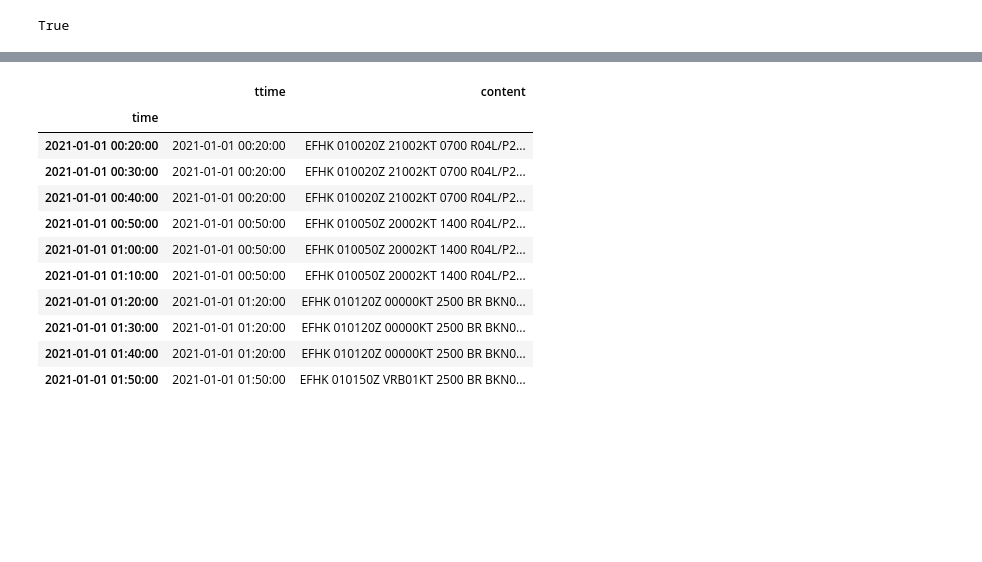
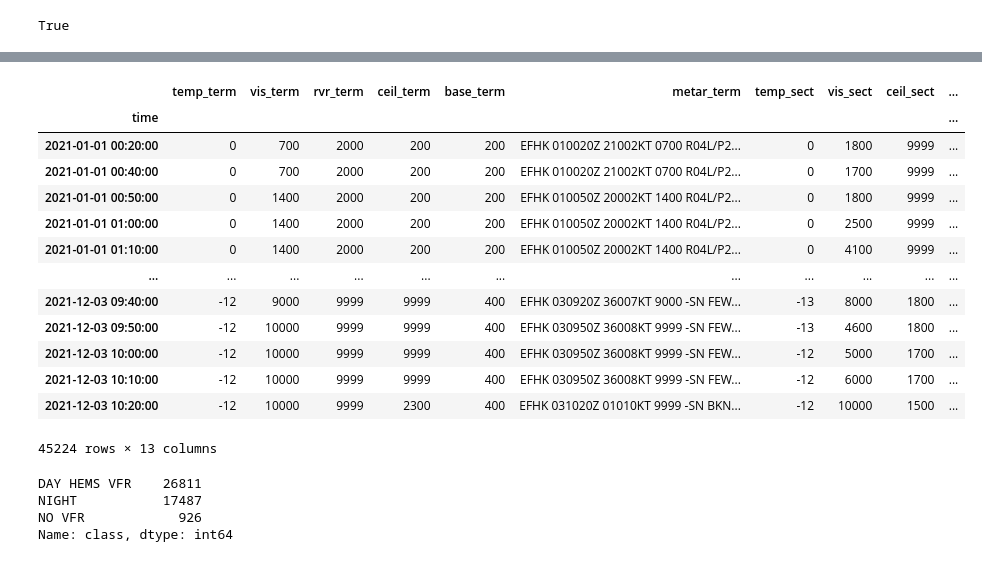
Before and after one commit to makes/hems-metar, a Jupyter notebook: weather.ipynb, the cells around one changed output, grey strips where cells are left out. Cells and saved outputs as stored; diff of their text form; code cells hidden in the pictures; blank space fills up the shorter version.

```diff
--- a/weather.ipynb
+++ b/weather.ipynb
@@ -174,17 +186,40 @@ pd.DataFrame(b, columns=['temp', 'vis', 'rvr', 'ceil', 'base', 'night'])
 # %%
-efhk_metar10 = efhk_metar.asfreq('10min', method='ffill')
+efhk_df = efhk_df.asfreq('10min', method='ffill')
-# %%
-efhk_metar10.iloc[:10,:]
-# %% [output]
-|  | ttime | content |
-| time |  |  |
-| 2021-01-01 00:20:00 | 2021-01-01 00:20:00 | EFHK 010020Z 21002KT 0700 R04L/P2... |
-| 2021-01-01 00:30:00 | 2021-01-01 00:20:00 | EFHK 010020Z 21002KT 0700 R04L/P2... |
-| 2021-01-01 00:40:00 | 2021-01-01 00:20:00 | EFHK 010020Z 21002KT 0700 R04L/P2... |
-| 2021-01-01 00:50:00 | 2021-01-01 00:50:00 | EFHK 010050Z 20002KT 1400 R04L/P2... |
-| 2021-01-01 01:00:00 | 2021-01-01 00:50:00 | EFHK 010050Z 20002KT 1400 R04L/P2... |
-| 2021-01-01 01:10:00 | 2021-01-01 00:50:00 | EFHK 010050Z 20002KT 1400 R04L/P2... |
-| 2021-01-01 01:20:00 | 2021-01-01 01:20:00 | EFHK 010120Z 00000KT 2500 BR BKN0... |
-| 2021-01-01 01:30:00 | 2021-01-01 01:20:00 | EFHK 010120Z 00000KT 2500 BR BKN0... |
-| 2021-01-01 01:40:00 | 2021-01-01 01:20:00 | EFHK 010120Z 00000KT 2500 BR BKN0... |
-| 2021-01-01 01:50:00 | 2021-01-01 01:50:00 | EFHK 010150Z VRB01KT 2500 BR BKN0... |
+# %%
+efhk_ilzq = efhk_df.join(ilzq_df, how='inner', lsuffix='_term', rsuffix='_sect')
+efhk_ilzq.drop(columns=['night_term', 'rvr_sect'], inplace=True)
+efhk_ilzq.rename(columns={'night_sect': 'night'}, inplace=True)
+# %%
+def classify_hems(row):
+    if row['night'] == True:
+        return 'NIGHT'
+    if row['vis_term'] >= 3000 and row['vis_sect'] >= 3000:
+        return 'DAY HEMS VFR'
+    if row['vis_term'] >= 2000 and row['vis_sect'] >= 2000:
+        if row['ceil_term'] >= 400 and row['ceil_sect'] >= 400:
+            return 'DAY HEMS VFR'
+        else:
+            return 'NO VFR'
+    if row['vis_term'] >= 500 and row['vis_sect'] >= 500:
+        if row['ceil_term'] >= 500 and row['ceil_sect'] >= 500:
+            return 'DAY HEMS VFR'
+    return 'NO VFR'
+# %%
+efhk_ilzq['class'] = efhk_ilzq.apply(classify_hems, axis=1)
+# %%
+efhk_ilzq
+# %% [output]
+|  | temp_term | vis_term | rvr_term | ceil_term | base_term | metar_term | temp_sect | vis_sect | ceil_sect | ... |
+| time |  |  |  |  |  |  |  |  |  | ... |
+| 2021-01-01 00:20:00 | 0 | 700 | 2000 | 200 | 200 | EFHK 010020Z 21002KT 0700 R04L/P2... | 0 | 1800 | 9999 | ... |
+| 2021-01-01 00:40:00 | 0 | 700 | 2000 | 200 | 200 | EFHK 010020Z 21002KT 0700 R04L/P2... | 0 | 1700 | 9999 | ... |
+| 2021-01-01 00:50:00 | 0 | 1400 | 2000 | 200 | 200 | EFHK 010050Z 20002KT 1400 R04L/P2... | 0 | 1800 | 9999 | ... |
+| 2021-01-01 01:00:00 | 0 | 1400 | 2000 | 200 | 200 | EFHK 010050Z 20002KT 1400 R04L/P2... | 0 | 2500 | 9999 | ... |
+| 2021-01-01 01:10:00 | 0 | 1400 | 2000 | 200 | 200 | EFHK 010050Z 20002KT 1400 R04L/P2... | 0 | 4100 | 9999 | ... |
+| ... | ... | ... | ... | ... | ... | ... | ... | ... | ... | ... |
+| 2021-12-03 09:40:00 | -12 | 9000 | 9999 | 9999 | 400 | EFHK 030920Z 36007KT 9000 -SN FEW... | -13 | 8000 | 1800 | ... |
+| 2021-12-03 09:50:00 | -12 | 10000 | 9999 | 9999 | 400 | EFHK 030950Z 36008KT 9999 -SN FEW... | -13 | 4600 | 1800 | ... |
+| 2021-12-03 10:00:00 | -12 | 10000 | 9999 | 9999 | 400 | EFHK 030950Z 36008KT 9999 -SN FEW... | -12 | 5000 | 1700 | ... |
+| 2021-12-03 10:10:00 | -12 | 10000 | 9999 | 9999 | 400 | EFHK 030950Z 36008KT 9999 -SN FEW... | -12 | 6000 | 1700 | ... |
+| 2021-12-03 10:20:00 | -12 | 10000 | 9999 | 2300 | 400 | EFHK 031020Z 01010KT 9999 -SN BKN... | -12 | 10000 | 1500 | ... |
+45224 rows × 13 columns
@@ -190,0 +230,7 @@ efhk_metar10.iloc[:10,:]
+# %%
+efhk_ilzq['class'].value_counts()
+# %% [output]
+DAY HEMS VFR    26811
+NIGHT           17487
+NO VFR            926
+Name: class, dtype: int64
```
Also changed, not shown: parts of 6 cells of this notebook.
